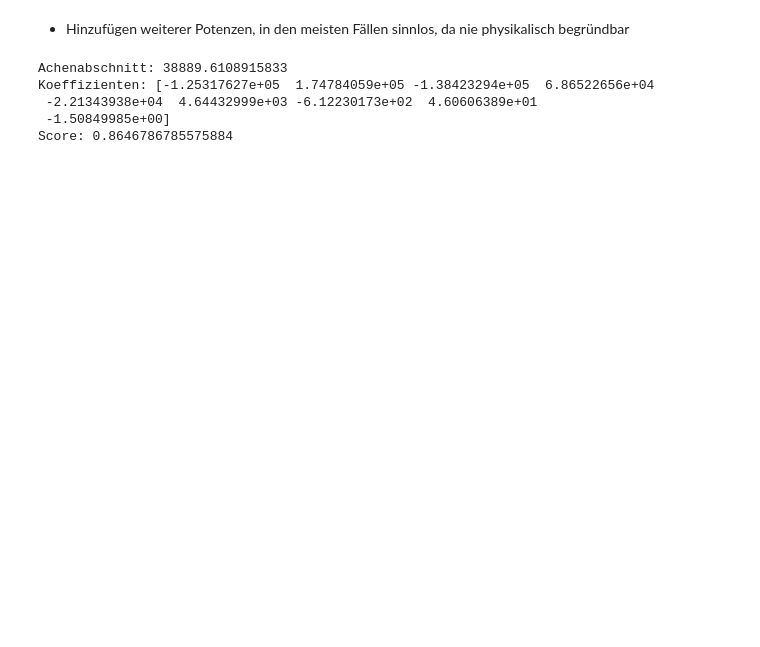
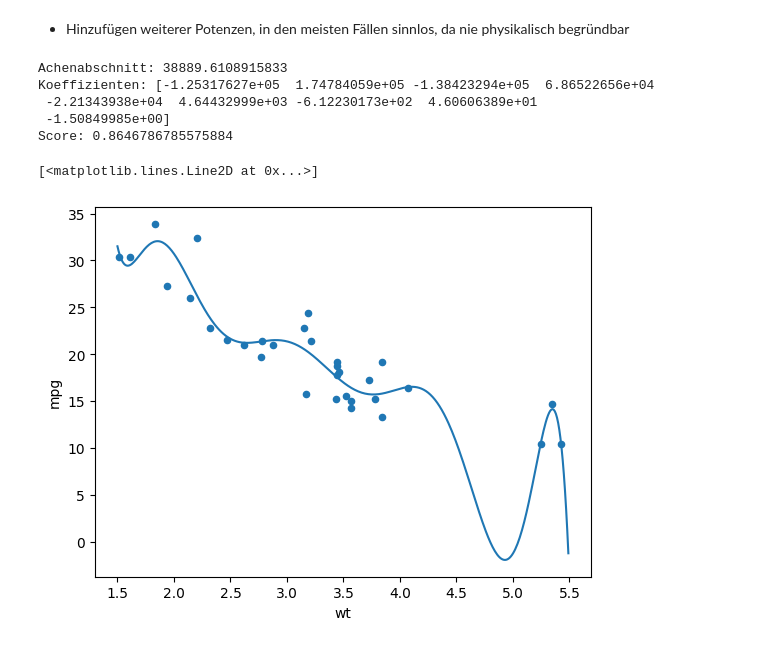
Before and after one commit to Javacream/org.javacream.training.python, a Jupyter notebook: DataAnalysis/motorcars/motorcars.ipynb, the cells around one changed output. Saved outputs shown, nothing was run; the diff lists cells and outputs as text; code cells hidden in the pictures; blank space fills up the shorter version.

```diff
--- a/DataAnalysis/motorcars/motorcars.ipynb
+++ b/DataAnalysis/motorcars/motorcars.ipynb
@@ -292,3 +300,20 @@ Koeffizienten: [-1.25317627e+05  1.74784059e+05 -1.38423294e+05  6.86522656e+04
  -2.21343938e+04  4.64432999e+03 -6.12230173e+02  4.60606389e+01
  -1.50849985e+00]
 Score: 0.8646786785575884
+# %%
+df.plot(kind='scatter', x='wt', y='mpg')
+useless_predicted = useless_poly_model.predict(pd.DataFrame([
+    poly_range,
+    poly_range**2,
+    poly_range**3,
+    poly_range**4,
+    poly_range**5,
+    poly_range**6,
+    poly_range**7,
+    poly_range**8,
+    poly_range**9,
+    ]).T)
+plt.plot(poly_range, useless_predicted)
+# %% [output]
+[<matplotlib.lines.Line2D at 0x...>]
+[figure, added]
```
Also changed, not shown: parts of 2 cells of this notebook.
